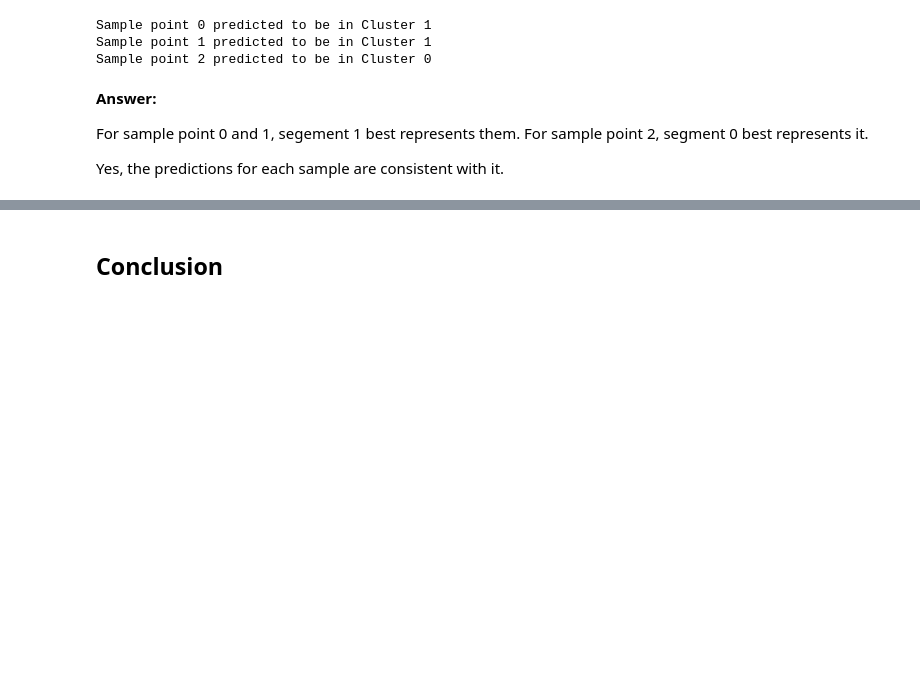
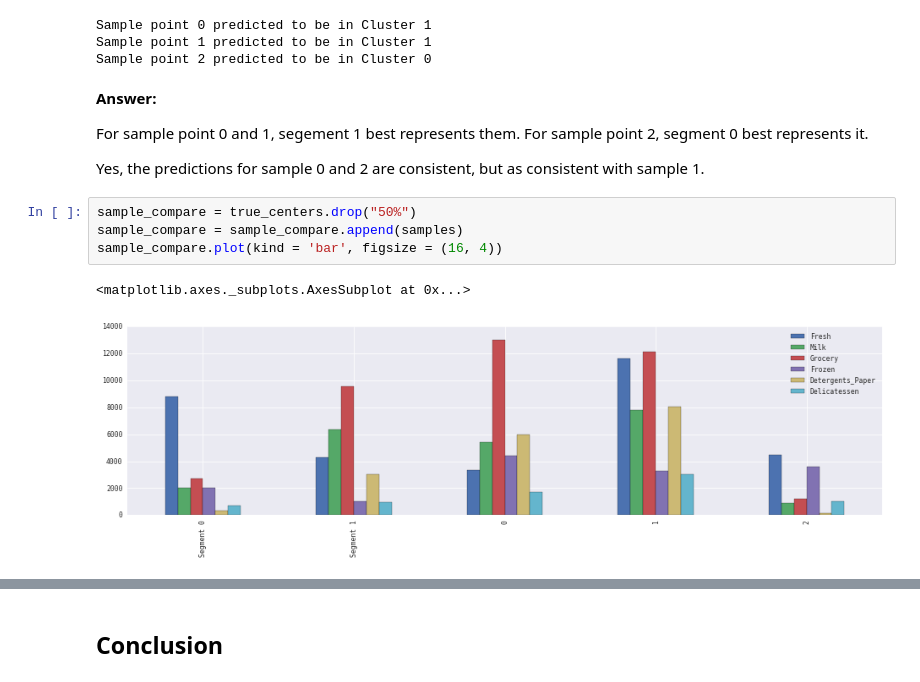
Before and after one commit to yyforyongyu/udacity-machine-learning, a Jupyter notebook: projects/creating_customer_segments/customer_segments.ipynb, the cells around one changed output, grey strips where cells are left out. Drawn from its saved outputs; the diff is of its cells as text; blank space fills up the shorter version.

```diff
--- a/projects/creating_customer_segments/customer_segments.ipynb
+++ b/projects/creating_customer_segments/customer_segments.ipynb
@@ -511,4 +567,11 @@ Sample point 2 predicted to be in Cluster 0
 
 For sample point 0 and 1, segement 1 best represents them. For sample point 2, segment 0 best represents it.
 
-Yes, the predictions for each sample are consistent with it.
+Yes, the predictions for sample 0 and 2 are consistent, but as consistent with sample 1.
+# %%
+sample_compare = true_centers.drop("50%")
+sample_compare = sample_compare.append(samples)
+sample_compare.plot(kind = 'bar', figsize = (16, 4))
+# %% [output]
+<matplotlib.axes._subplots.AxesSubplot at 0x...>
+[figure, added]
```
Also changed, not shown: parts of 20 cells of this notebook, 1 other file.
